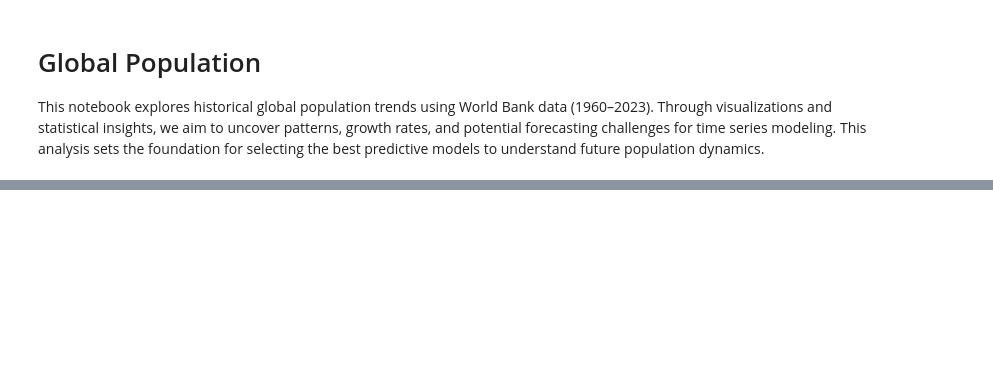
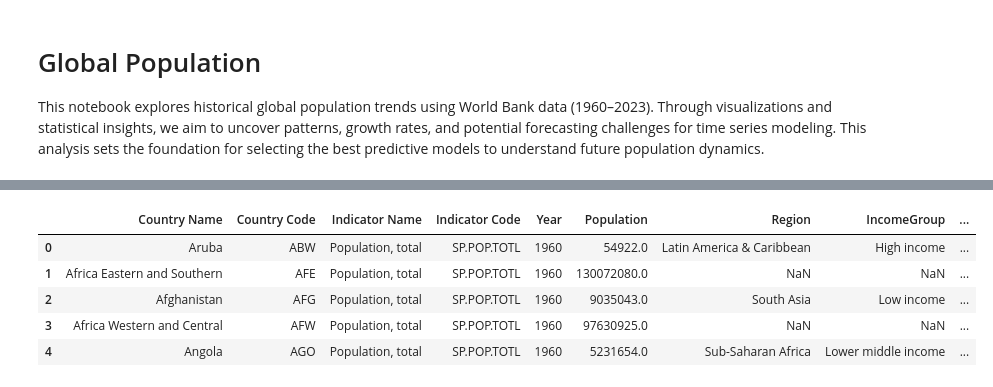
Before and after one commit to llasso05/Proyecto_Final_Modelos_Predictivos, a Jupyter notebook: notebooks/EDA.ipynb, the cells around one changed output, grey strips where cells are left out. Cells and saved outputs as stored; diff of their text form; code cells hidden in the pictures; blank space fills up the shorter version.

Commit message:
completed preprocessing pipeline and started EDA Analysis

```diff
--- a/notebooks/EDA.ipynb
+++ b/notebooks/EDA.ipynb
@@ -15,0 +52,20 @@ ModuleNotFoundError: No module named 'src'
+# %%
+# preprocessing
+preprocessor = DataPreprocessor(df_fact=df1, df_dim=df2)
+# %%
+# Data Preprod Pipeline
+df_cleaned = preprocessor.run_pipeline(
+    id_vars=["Country Name", "Country Code", "Indicator Name", "Indicator Code"],
+    value_vars=[str(i) for i in range(1960, 2023)],
+    join_key='Country Code',
+    how="left"
+)
+# %%
+df_cleaned.head()
+# %% [output]
+|  | Country Name | Country Code | Indicator Name | Indicator Code | Year | Population | Region | IncomeGroup | ... |
+| 0 | Aruba | ABW | Population, total | SP.POP.TOTL | 1960 | 54922.0 | Latin America & Caribbean | High income | ... |
+| 1 | Africa Eastern and Southern | AFE | Population, total | SP.POP.TOTL | 1960 | 130072080.0 | NaN | NaN | ... |
+| 2 | Afghanistan | AFG | Population, total | SP.POP.TOTL | 1960 | 9035043.0 | South Asia | Low income | ... |
+| 3 | Africa Western and Central | AFW | Population, total | SP.POP.TOTL | 1960 | 97630925.0 | NaN | NaN | ... |
+| 4 | Angola | AGO | Population, total | SP.POP.TOTL | 1960 | 5231654.0 | Sub-Saharan Africa | Lower middle income | ... |
```
Also changed, not shown: parts of 14 cells of this notebook, 1 other file.
